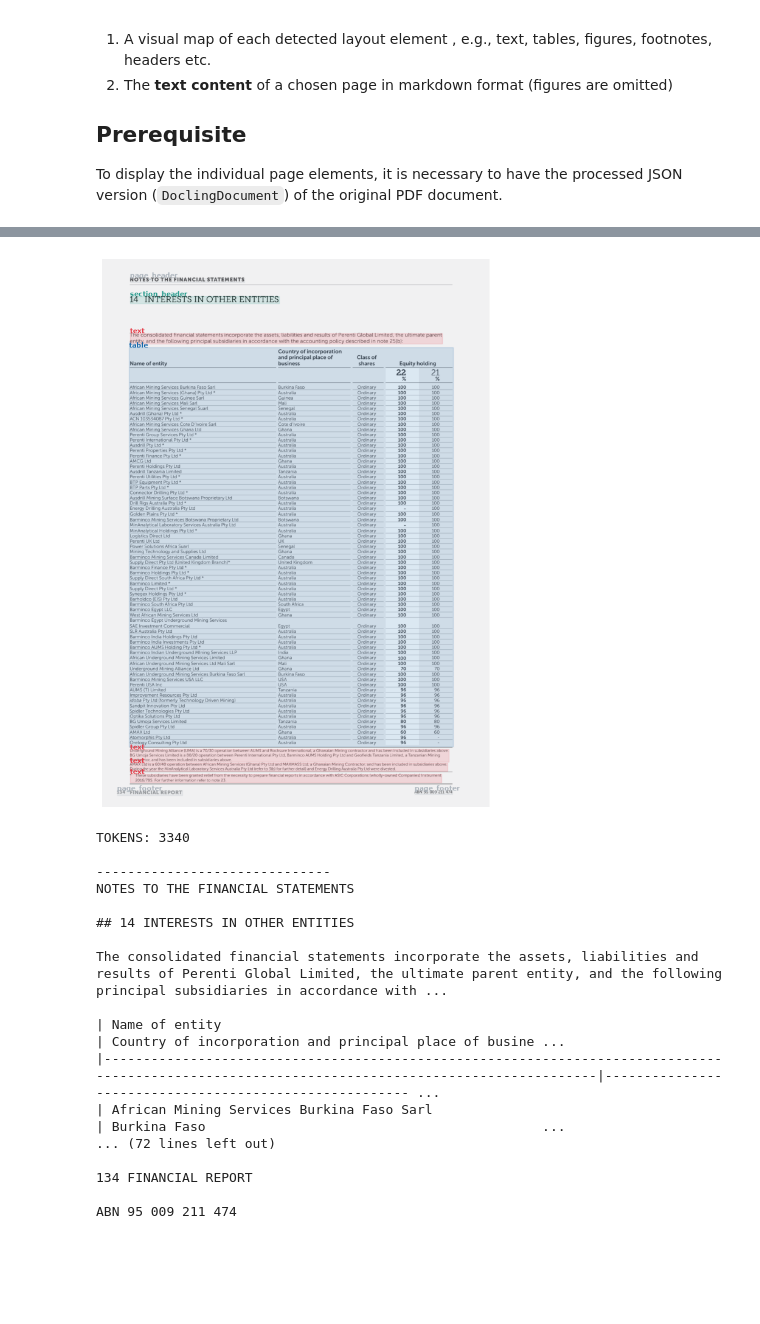
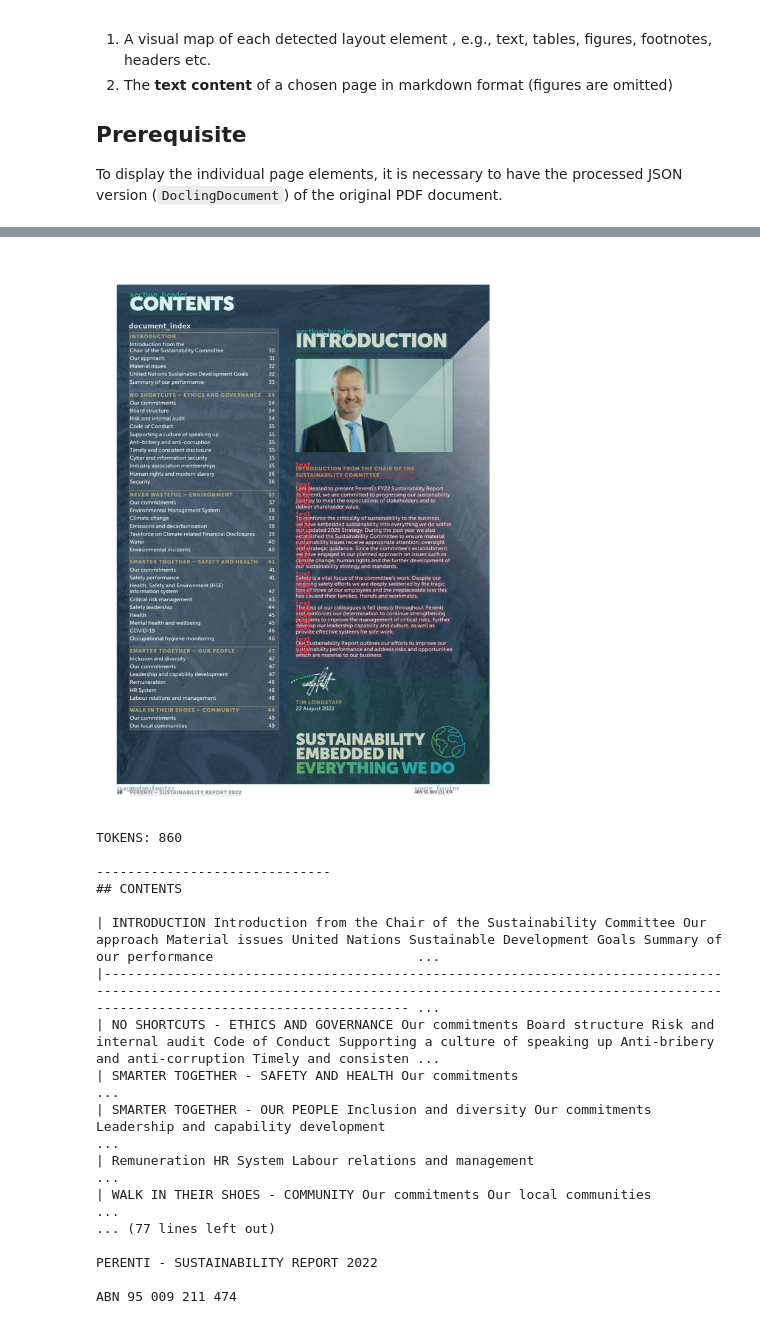
Before and after one commit to MarvinK-code/ghg_extraction, a Jupyter notebook: notebooks/page_inspector.ipynb, the cells around one changed output, grey strips where cells are left out. Drawn from its saved outputs; the diff is of its cells as text; code cells hidden in the pictures; blank space fills up the shorter version.

```diff
--- a/notebooks/page_inspector.ipynb
+++ b/notebooks/page_inspector.ipynb
@@ -141,23 +139,23 @@ def inspector(report_id, page_no):
     print("-"*30)
     print(md)
 # %%
-inspector("perenti ltd_2022", 136)
+inspector("perenti ltd_2022", 32)
 # %% [output]
-[figure, old version]
+[figure, new version]
-TOKENS: 3340
+TOKENS: 860
 
 ------------------------------
-NOTES TO THE FINANCIAL STATEMENTS
+## CONTENTS
 
-## 14 INTERESTS IN OTHER ENTITIES
+| INTRODUCTION Introduction from the Chair of the Sustainability Committee Our approach Material issues United Nations Sustainable Development Goals Summary of our performance                          ...
+|------------------------------------------------------------------------------------------------------------------------------------------------------------------------------------------------------- ...
+| NO SHORTCUTS - ETHICS AND GOVERNANCE Our commitments Board structure Risk and internal audit Code of Conduct Supporting a culture of speaking up Anti-bribery and anti-corruption Timely and consisten ...
+| SMARTER TOGETHER - SAFETY AND HEALTH Our commitments                                                                                                                                                   ...
+| SMARTER TOGETHER - OUR PEOPLE Inclusion and diversity Our commitments Leadership and capability development                                                                                            ...
+| Remuneration HR System Labour relations and management                                                                                                                                                 ...
+| WALK IN THEIR SHOES - COMMUNITY Our commitments Our local communities                                                                                                                                  ...
+... (77 lines left out)
 
-The consolidated financial statements incorporate the assets, liabilities and results of Perenti Global Limited, the ultimate parent entity, and the following principal subsidiaries in accordance with ...
-
-| Name of entity                                                                                                                                | Country of incorporation and principal place of busine ...
-|-----------------------------------------------------------------------------------------------------------------------------------------------|------------------------------------------------------- ...
-| African Mining Services Burkina Faso Sarl                                                                                                     | Burkina Faso                                           ...
-... (72 lines left out)
-
-134 FINANCIAL REPORT
+PERENTI - SUSTAINABILITY REPORT 2022
 
 ABN 95 009 211 474
```
Also changed, not shown: parts of 2 cells of this notebook, 6 other files.
